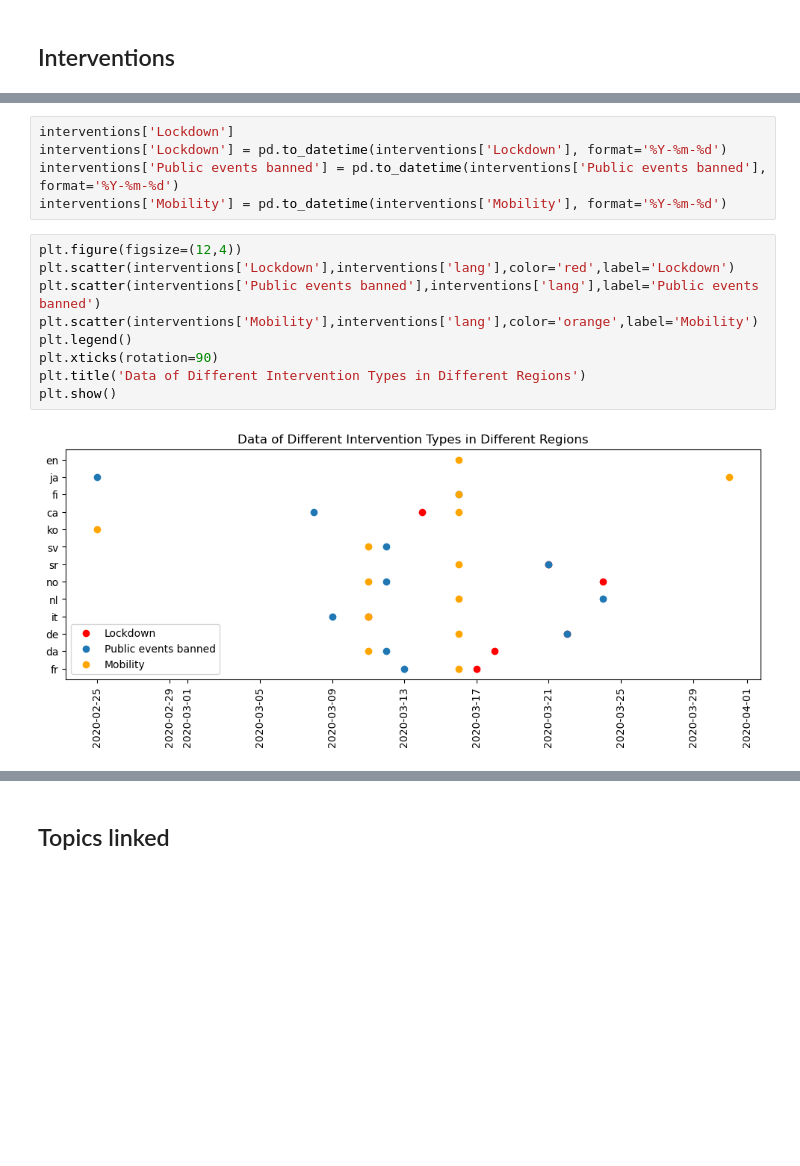
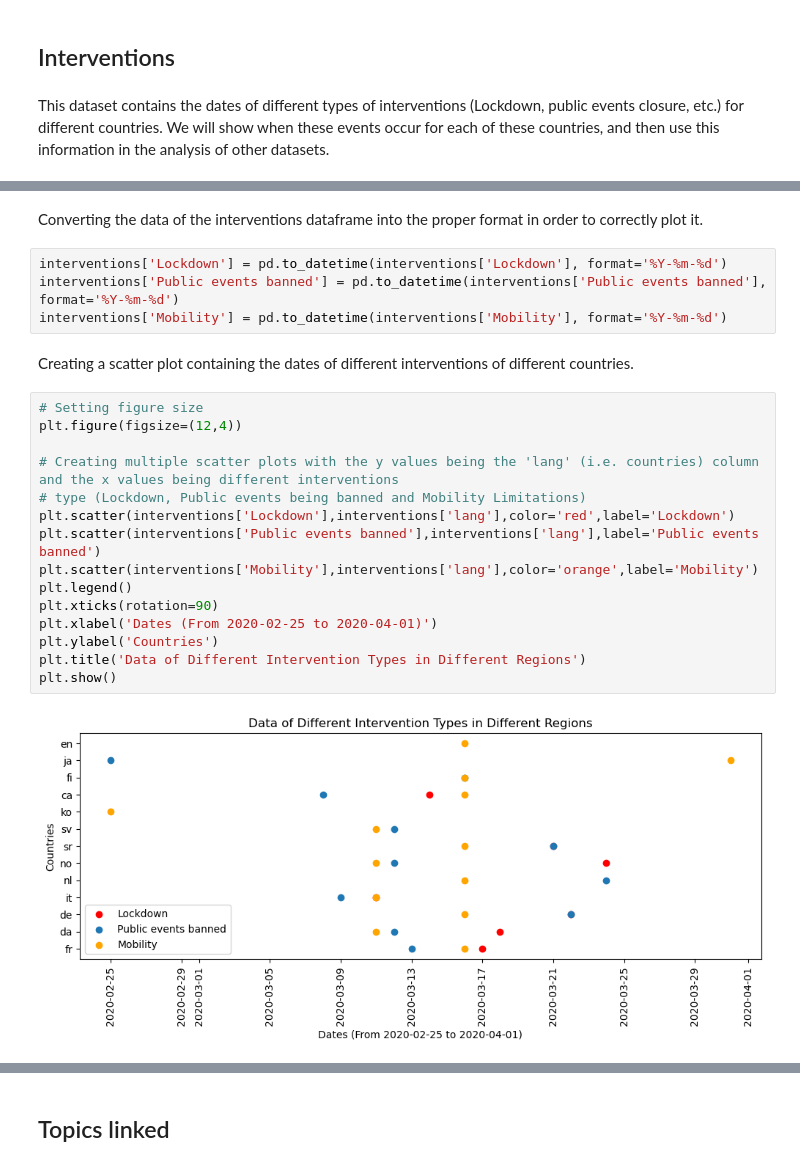
Before and after one commit to epfl-ada/ada-2023-project-bobeast, a Jupyter notebook: Milestone_P2.ipynb, the cells around one changed output, grey strips where cells are left out. Saved outputs shown, nothing was run; the diff lists cells and outputs as text; blank space fills up the shorter version.

```diff
--- a/Milestone_P2.ipynb
+++ b/Milestone_P2.ipynb
@@ -66,6 +72,8 @@ for continent in continents :
     dfsContinents.append(dfRegions[dfRegions['region'] == continent].copy())
 # %% [markdown]
 ## Interventions
+# %% [markdown]
+This dataset contains the dates of different types of interventions (Lockdown, public events closure, etc.) for different countries. We will show when these events occur for each of these countries, and then use this information in the analysis of other datasets.
 # %%
 interventions=pd.read_csv('DATA/interventions.csv')
 interventions=process_interventions(interventions)
@@ -86,19 +94,28 @@ interventions
 | 10 | fi | 2020-01-29 00:00:00 | 2020-03-21 00:00:00 | 2020-03-16 00:00:00 | 2020-03-16 00:00:00 | NaT | 2020-03-16 00:00:00 | 2020-05-21 00:00:00 |
 | 11 | ja | 2020-01-16 00:00:00 | 2020-02-13 00:00:00 | 2020-02-27 00:00:00 | 2020-02-25 00:00:00 | NaT | 2020-03-31 00:00:00 | 2020-06-14 00:00:00 |
 | 12 | en | NaT | NaT | NaT | NaT | NaT | 2020-03-16 00:00:00 | 2020-05-21 00:00:00 |
+# %% [markdown]
+Converting the data of the interventions dataframe into the proper format in order to correctly plot it.
 # %%
-interventions['Lockdown']
 interventions['Lockdown'] = pd.to_datetime(interventions['Lockdown'], format='%Y-%m-%d')
 interventions['Public events banned'] = pd.to_datetime(interventions['Public events banned'], format='%Y-%m-%d')
 interventions['Mobility'] = pd.to_datetime(interventions['Mobility'], format='%Y-%m-%d')
+# %% [markdown]
+Creating a scatter plot containing the dates of different interventions of different countries.
 # %%
+# Setting figure size
 plt.figure(figsize=(12,4))
+
+# Creating multiple scatter plots with the y values being the 'lang' (i.e. countries) column and the x values being different interventions
+# type (Lockdown, Public events being banned and Mobility Limitations)
 plt.scatter(interventions['Lockdown'],interventions['lang'],color='red',label='Lockdown')
 plt.scatter(interventions['Public events banned'],interventions['lang'],label='Public events banned')
 plt.scatter(interventions['Mobility'],interventions['lang'],color='orange',label='Mobility')
 plt.legend()
 plt.xticks(rotation=90)
+plt.xlabel('Dates (From 2020-02-25 to 2020-04-01)')
+plt.ylabel('Countries')
 plt.title('Data of Different Intervention Types in Different Regions')
 plt.show()
 # %% [output]
-[figure, old version]
+[figure, new version]
```
Also changed, not shown: parts of 54 cells of this notebook.
